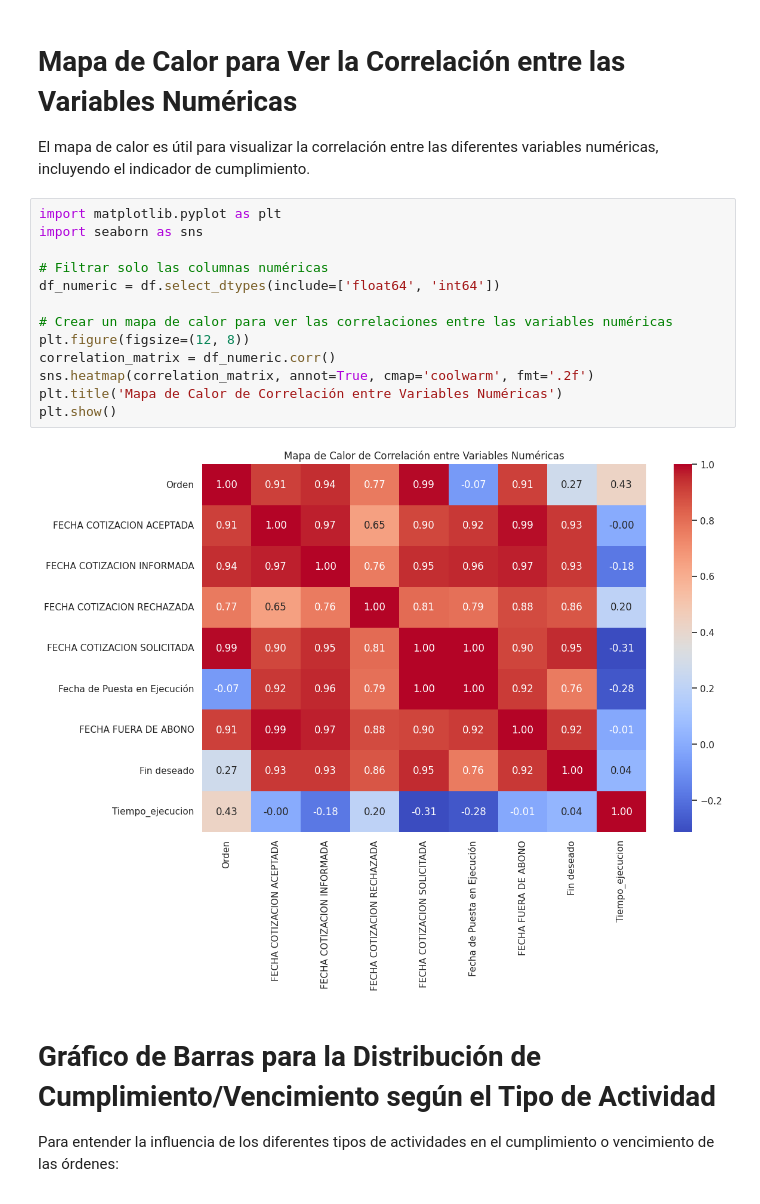
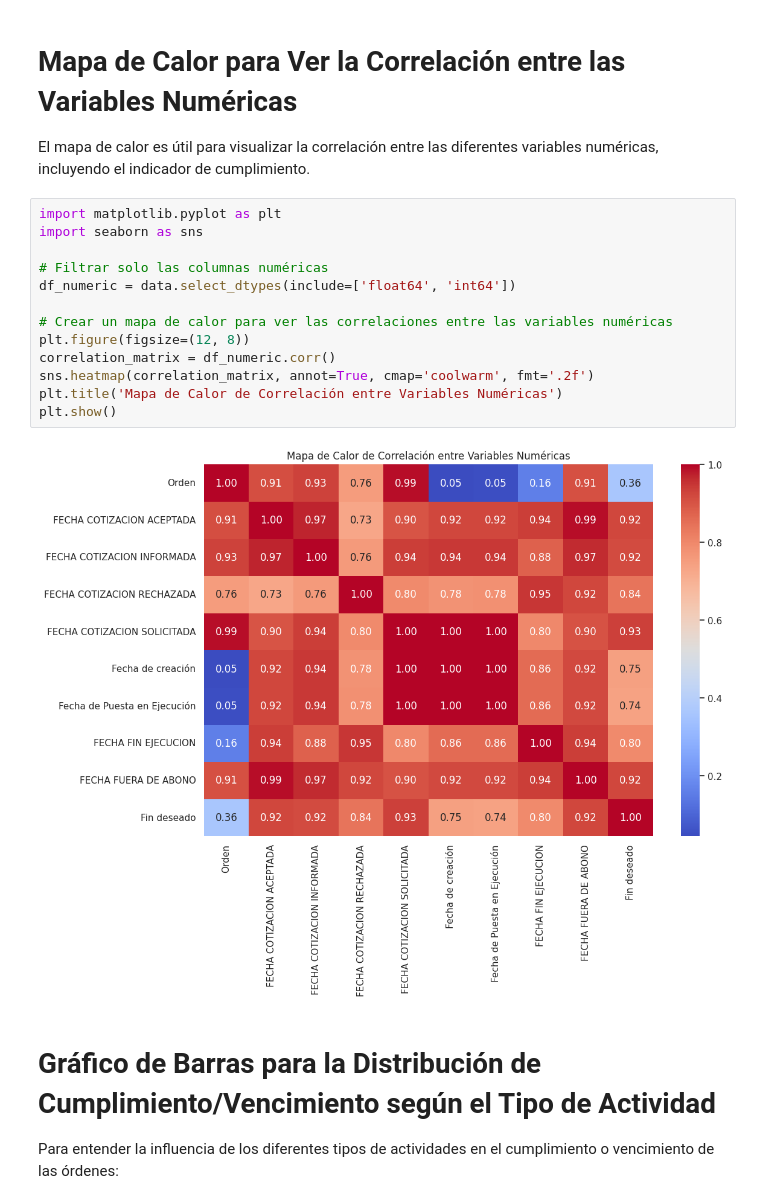
Before and after one commit to tdiego74/PPS, a Jupyter notebook: PPS.ipynb, the cells around one changed output. Saved outputs shown, nothing was run; the diff lists cells and outputs as text.

```diff
--- a/PPS.ipynb
+++ b/PPS.ipynb
@@ -129,18 +119,18 @@ El mapa de calor es útil para visualizar la correlación entre las diferentes v
 # %%
 import matplotlib.pyplot as plt
 import seaborn as sns
 
 # Filtrar solo las columnas numéricas
-df_numeric = df.select_dtypes(include=['float64', 'int64'])
+df_numeric = data.select_dtypes(include=['float64', 'int64'])
 
 # Crear un mapa de calor para ver las correlaciones entre las variables numéricas
 plt.figure(figsize=(12, 8))
 correlation_matrix = df_numeric.corr()
 sns.heatmap(correlation_matrix, annot=True, cmap='coolwarm', fmt='.2f')
 plt.title('Mapa de Calor de Correlación entre Variables Numéricas')
 plt.show()
 # %% [output]
-[figure, old version]
+[figure, new version]
 # %% [markdown]
 # Gráfico de Barras para la Distribución de Cumplimiento/Vencimiento según el Tipo de Actividad
 Para entender la influencia de los diferentes tipos de actividades en el cumplimiento o vencimiento de las órdenes:
```
Also changed, not shown: parts of 6 cells of this notebook.
